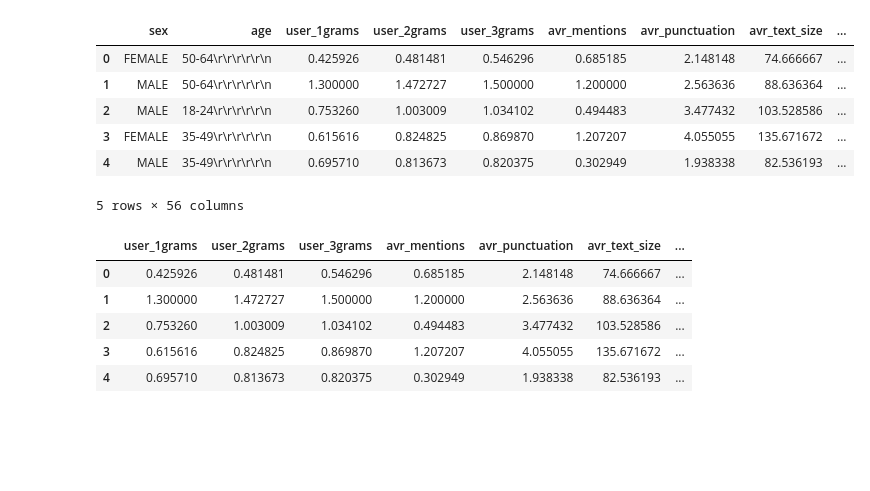
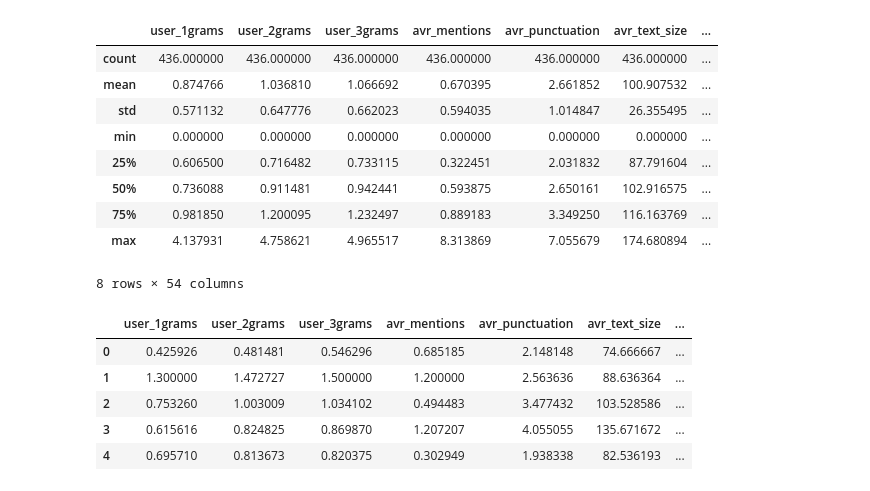
Before and after one commit to kburaya/Gender-and-Age-Estimator, a Jupyter notebook: Resources/Gender_Age_Models.ipynb, the cells around one changed output. Cells and saved outputs as stored; diff of their text form; code cells hidden in the pictures; blank space fills up the shorter version.

```diff
--- a/Resources/Gender_Age_Models.ipynb
+++ b/Resources/Gender_Age_Models.ipynb
@@ -14,20 +14,23 @@ from sklearn.externals import joblib
 # %%
 data = pd.read_csv('data_features.csv', sep='\t', index_col=0)
 data = pd.DataFrame(data)
 del data['Unnamed: 0.1']
 del data['Unnamed: 0.1.1']
 
 del data['user']
 data = data.fillna(0)
-data.head()
+data.describe()
 # %% [output]
-|  | sex | age | user_1grams | user_2grams | user_3grams | avr_mentions | avr_punctuation | avr_text_size | ... |
-| 0 | FEMALE | 50-64\r\r\r\r\r\n | 0.425926 | 0.481481 | 0.546296 | 0.685185 | 2.148148 | 74.666667 | ... |
-| 1 | MALE | 50-64\r\r\r\r\r\n | 1.300000 | 1.472727 | 1.500000 | 1.200000 | 2.563636 | 88.636364 | ... |
-| 2 | MALE | 18-24\r\r\r\r\r\n | 0.753260 | 1.003009 | 1.034102 | 0.494483 | 3.477432 | 103.528586 | ... |
-| 3 | FEMALE | 35-49\r\r\r\r\r\n | 0.615616 | 0.824825 | 0.869870 | 1.207207 | 4.055055 | 135.671672 | ... |
-| 4 | MALE | 35-49\r\r\r\r\r\n | 0.695710 | 0.813673 | 0.820375 | 0.302949 | 1.938338 | 82.536193 | ... |
+|  | user_1grams | user_2grams | user_3grams | avr_mentions | avr_punctuation | avr_text_size | ... |
+| count | 436.000000 | 436.000000 | 436.000000 | 436.000000 | 436.000000 | 436.000000 | ... |
+| mean | 0.874766 | 1.036810 | 1.066692 | 0.670395 | 2.661852 | 100.907532 | ... |
+| std | 0.571132 | 0.647776 | 0.662023 | 0.594035 | 1.014847 | 26.355495 | ... |
+| min | 0.000000 | 0.000000 | 0.000000 | 0.000000 | 0.000000 | 0.000000 | ... |
+| 25% | 0.606500 | 0.716482 | 0.733115 | 0.322451 | 2.031832 | 87.791604 | ... |
+| 50% | 0.736088 | 0.911481 | 0.942441 | 0.593875 | 2.650161 | 102.916575 | ... |
+| 75% | 0.981850 | 1.200095 | 1.232497 | 0.889183 | 3.349250 | 116.163769 | ... |
+| max | 4.137931 | 4.758621 | 4.965517 | 8.313869 | 7.055679 | 174.680894 | ... |
-5 rows × 56 columns
+8 rows × 54 columns
 # %%
 #model for age
 age_data = data
```
Also changed, not shown: parts of 3 cells of this notebook, 1 other file.
